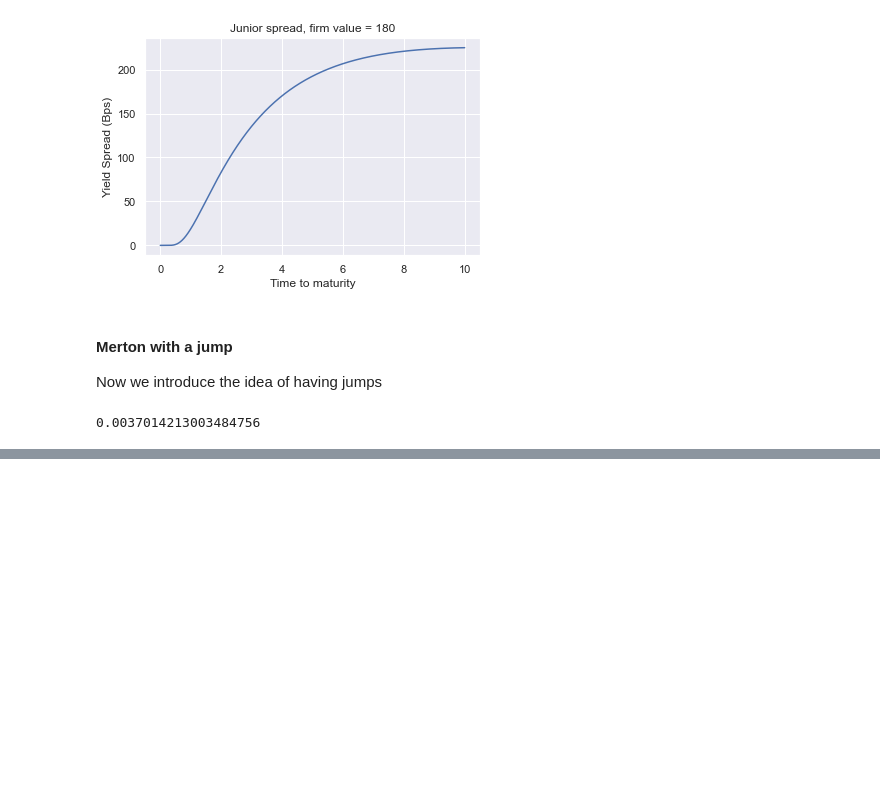
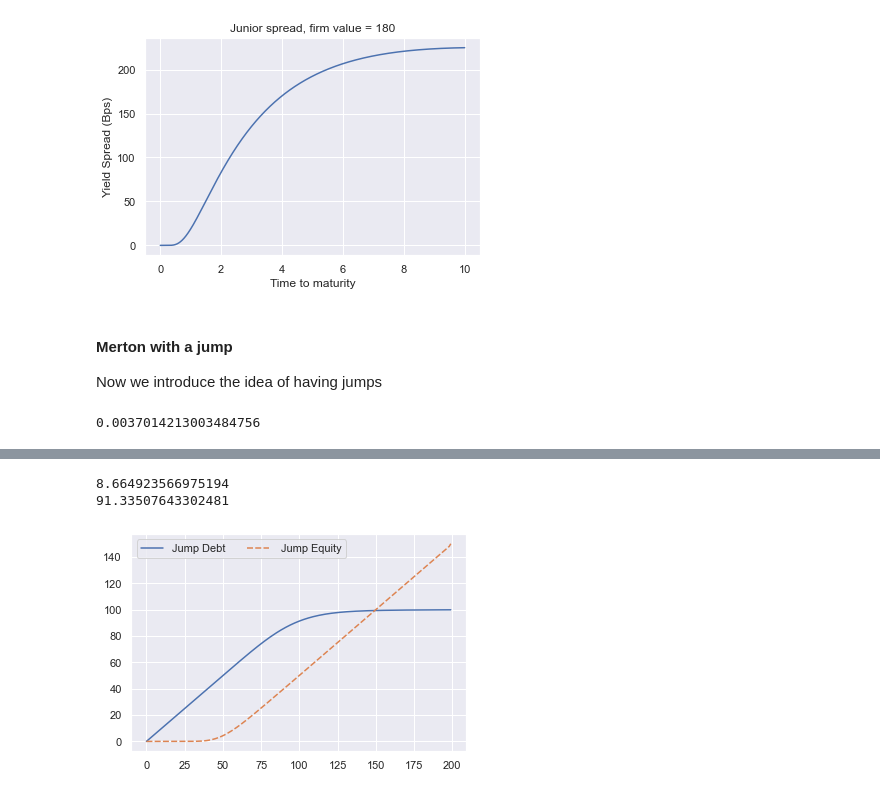
Before and after one commit to MortenWillendrup/CreditRiskModelling, a Jupyter notebook: Credit Risk Modelling/MertonSubOrdinatedDebt.ipynb, the cells around one changed output, grey strips where cells are left out. Drawn from its saved outputs; the diff is of its cells as text; code cells hidden in the pictures; blank space fills up the shorter version.

```diff
--- a/Credit Risk Modelling/MertonSubOrdinatedDebt.ipynb
+++ b/Credit Risk Modelling/MertonSubOrdinatedDebt.ipynb
@@ -261 +237,37 @@ BS=12.9059 n=4, Poisson = 0.0000, Sumproduct = 8.6649
+# %%
+
+def merton_equity_jump(V, D, T):
+    return C_BS_jump(T, V, D)
+
+def merton_debt_jump(V, D, T):
+    debt = V - merton_equity_jump(V, D, T)
+
+    return debt
+# %%
+print(merton_equity_jump(V, D, T))
+
+print(merton_debt_jump(V, D, T))
+# %% [output]
+8.664923566975194
+91.33507643302481
+# %%
+import numpy as np
+import pandas as pd
+
+df2 = pd.DataFrame(data=np.linspace(0, 200, 200,  dtype=int), columns=['V'] )
+
+df2['B_jump'] = merton_debt_jump(df2['V'], 100, 1)
+
+df2['S_jump'] = merton_equity_jump(df2['V'], 50, 1)
+
+import matplotlib.pyplot as plt
+import seaborn as sns
+sns.set()
+
+sns.lineplot(data=[df2['B_jump'],df2['S_jump']])
+plt.legend(['Jump Debt',' Jump Equity'], ncol=2, loc='upper left')
+
+plt.show()
+# %% [output]
+[figure, added]
 # %%
```
Also changed, not shown: parts of 2 cells of this notebook.
